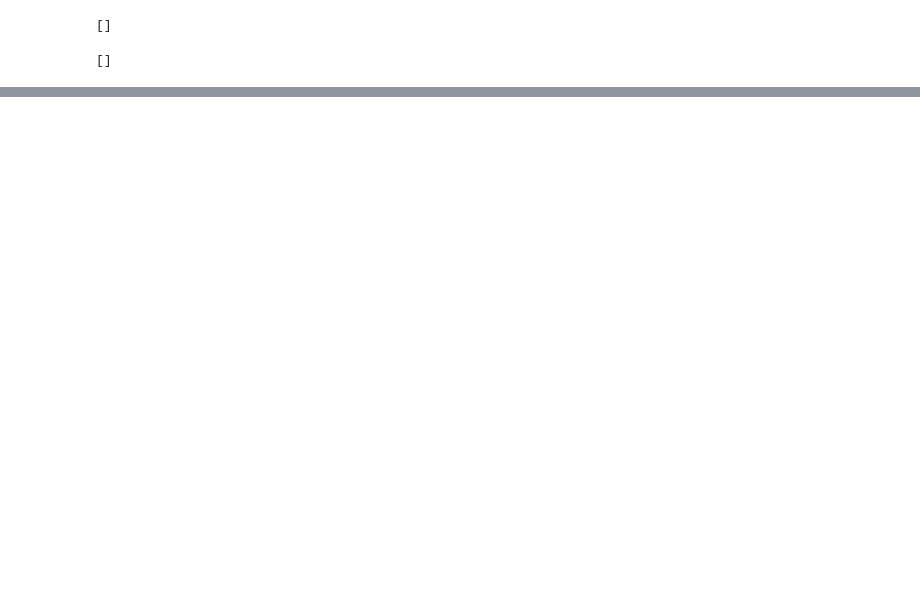
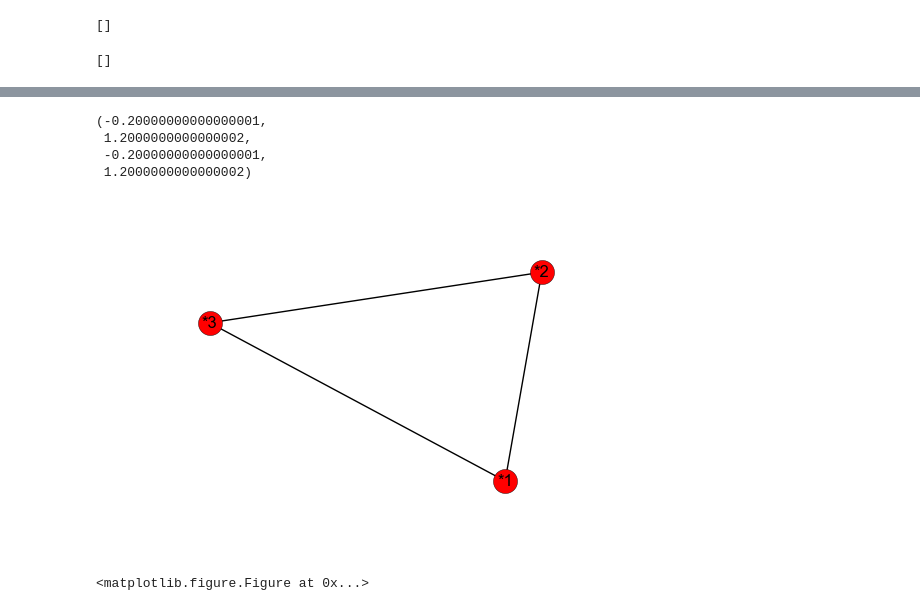
Before and after one commit to drewyoungren/JMM17, a Jupyter notebook: Gadgets/Presentation.ipynb, the cells around one changed output, grey strips where cells are left out. Drawn from its saved outputs; the diff is of its cells as text; code cells hidden in the pictures; blank space fills up the shorter version.

```diff
--- a/Gadgets/Presentation.ipynb
+++ b/Gadgets/Presentation.ipynb
@@ -96,0 +141,2 @@ fig.set_size_inches(3,5)
+# %%
+fig,ax= plt.subplots(1,1)
@@ -96,0 +145,11 @@ fig.set_size_inches(3,5)
+# %%
+ax.axis('off')
+# %% [output]
+(-0.20000000000000001,
+ 1.2000000000000002,
+ -0.20000000000000001,
+ 1.2000000000000002)
+# %%
+fig
+# %% [output]
+[figure, added]
@@ -96,0 +158,4 @@ fig.set_size_inches(3,5)
+# %%
+plt.gcf().show()
+# %% [output]
+<matplotlib.figure.Figure at 0x...>
```
Also changed, not shown: parts of 41 cells of this notebook, 5 other files.
